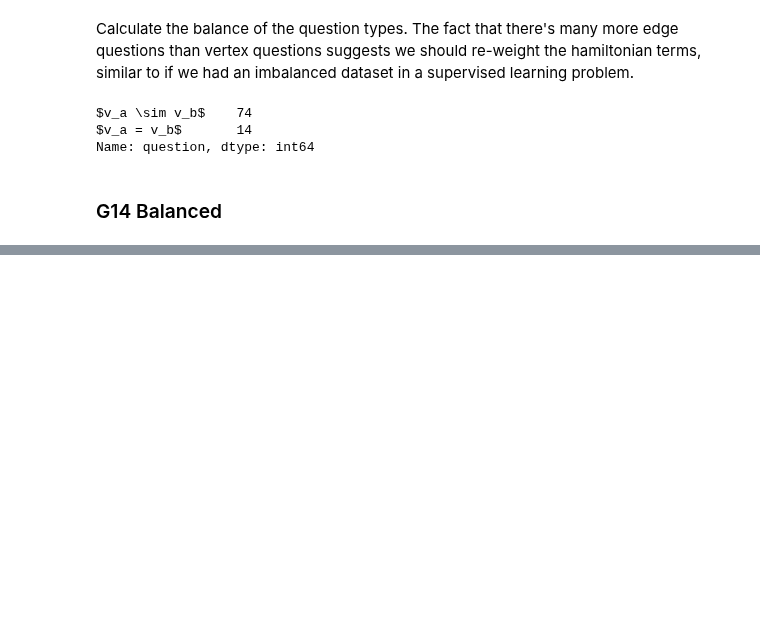
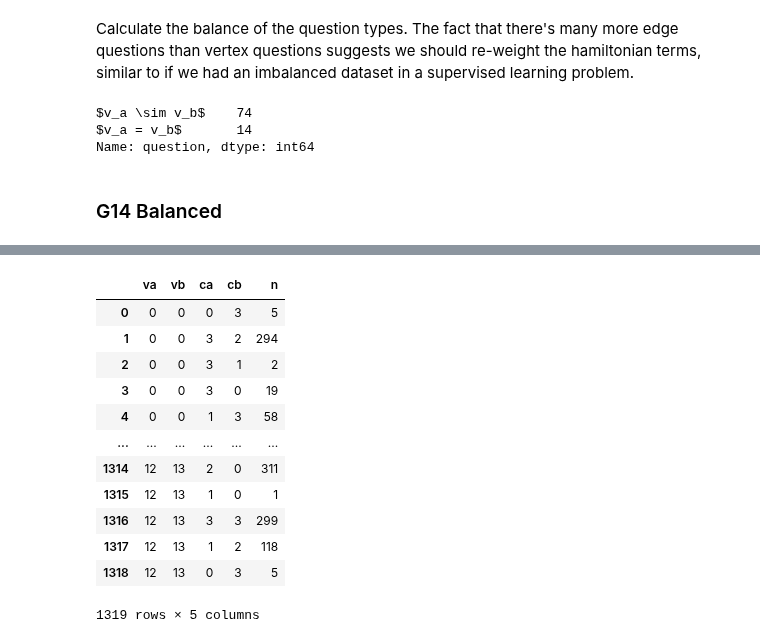
Before and after one commit to jfurches/nonlocalgames, a Jupyter notebook: g14.ipynb, the cells around one changed output, grey strips where cells are left out. Cells and saved outputs as stored; diff of their text form; code cells hidden in the pictures; blank space fills up the shorter version.

```diff
--- a/g14.ipynb
+++ b/g14.ipynb
@@ -326,26 +331,40 @@ nlg.qc.draw('mpl')
 # %%
 import pandas as pd
 
 vertices = [(i, i) for i in range(14)]
 edges = G14._get_graph().edge_links.tolist()
 questions = vertices + edges
 N = 1024
 
 records = []
 for va, vb in questions:
     counts = nlg.ask((va, vb), shots=N, seed_simulator=42)
     for (ca, cb), n in counts.items():
         records.append({
             'va': va,
             'vb': vb,
             'ca': ca,
             'cb': cb,
             'n': n
         })
 
 df = pd.DataFrame.from_records(records)
-df.to_csv('data/g14_responses.csv', index=False)
+df.to_csv('data/g14_balanced/g14_responses.csv', index=False)
 df
+# %% [output]
+|  | va | vb | ca | cb | n |
+| 0 | 0 | 0 | 0 | 3 | 5 |
+| 1 | 0 | 0 | 3 | 2 | 294 |
+| 2 | 0 | 0 | 3 | 1 | 2 |
+| 3 | 0 | 0 | 3 | 0 | 19 |
+| 4 | 0 | 0 | 1 | 3 | 58 |
+| ... | ... | ... | ... | ... | ... |
+| 1314 | 12 | 13 | 2 | 0 | 311 |
+| 1315 | 12 | 13 | 1 | 0 | 1 |
+| 1316 | 12 | 13 | 3 | 3 | 299 |
+| 1317 | 12 | 13 | 1 | 2 | 118 |
+| 1318 | 12 | 13 | 0 | 3 | 5 |
+1319 rows × 5 columns
 # %%
 def winrate(gdf: pd.DataFrame):
     if np.all(gdf.va == gdf.vb):
```
Also changed, not shown: parts of 7 cells of this notebook, 13 other files.
